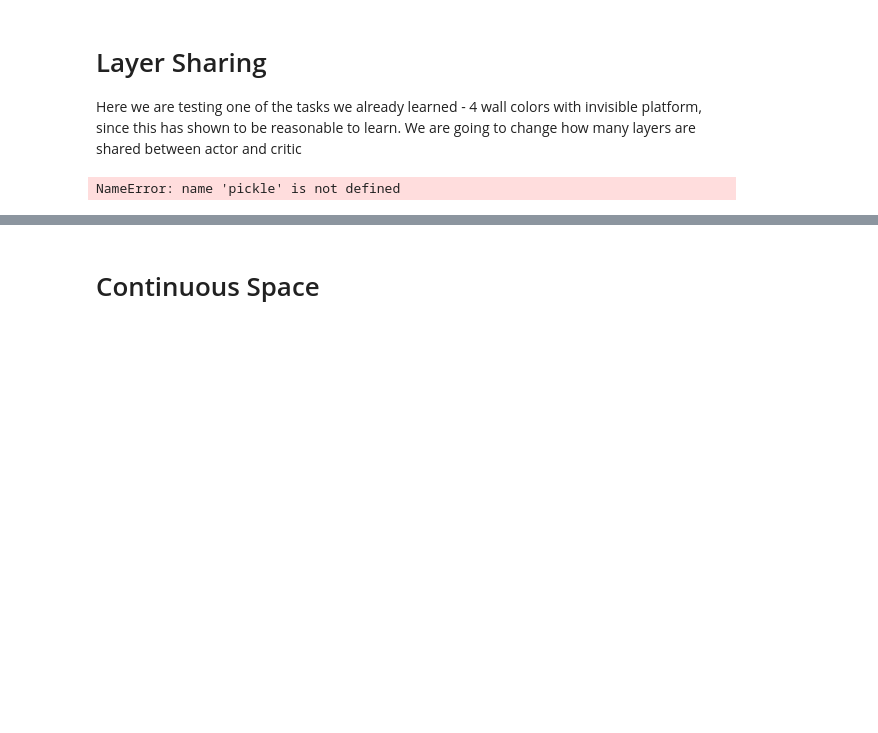
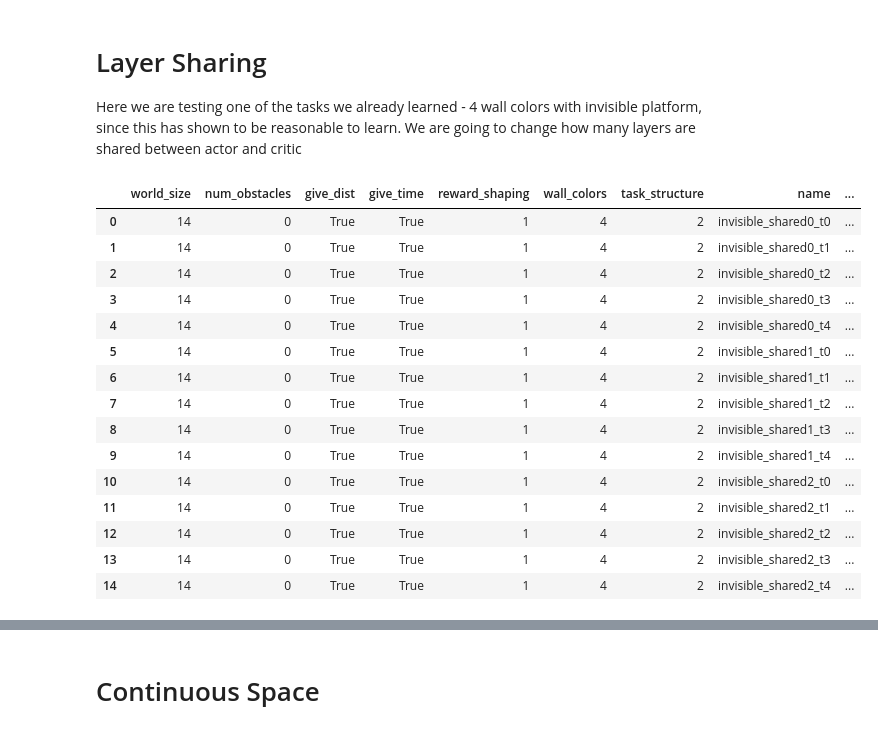
Before and after one commit to liuandrew/training-rl-algo, a Jupyter notebook: write_and_test/write_experiments.ipynb, the cells around one changed output, grey strips where cells are left out. Cells and saved outputs as stored; diff of their text form; code cells hidden in the pictures; blank space fills up the shorter version.

```diff
--- a/write_and_test/write_experiments.ipynb
+++ b/write_and_test/write_experiments.ipynb
@@ -609,35 +614,50 @@ num_trials = 5
 rows = []
 for shared in num_shared_layers:
     for i in range(num_trials):
-        exp_name = f'invisible_{shared}_{i}'
+        exp_name = f'invisible_shared{shared}_t{i}'
 
         env_kwargs = {'world_size': 14, 'num_obstacles': 0, 'give_dist': True,
                           'give_time': True, 'reward_shaping': 1, 'wall_colors': 4,
                           'task_structure': 2, }
         row = env_kwargs.copy()
         row['name'] = exp_name
         row['num_shared_layers'] = shared
 
         rows.append(row)
         config = {
             'wandb_project_name': 'GridNav_Shared_Layers',
             'exp_name': exp_name,
             'save_name': exp_name,
             'num_env_steps': 200000,
             'env_name': 'Gridworld-v0',
             'algo': 'ppo',
             'num_mini_batch': 16,
             'num_processes': 96,
             'recurrent': True,
             'seed': i,
             'no_cuda': True,
             'env_kwargs': env_kwargs,
             'nn_base': 'FlexBase',
             'nn_base_kwargs': {'num_shared_layers': shared}
         }
 
         pickle.dump(config, open('../experiment_configs/' + exp_name, 'wb'))
 
 pd.DataFrame(rows)
 # %% [output]
-NameError: name 'pickle' is not defined
+|  | world_size | num_obstacles | give_dist | give_time | reward_shaping | wall_colors | task_structure | name | ... |
+| 0 | 14 | 0 | True | True | 1 | 4 | 2 | invisible_shared0_t0 | ... |
+| 1 | 14 | 0 | True | True | 1 | 4 | 2 | invisible_shared0_t1 | ... |
+| 2 | 14 | 0 | True | True | 1 | 4 | 2 | invisible_shared0_t2 | ... |
+| 3 | 14 | 0 | True | True | 1 | 4 | 2 | invisible_shared0_t3 | ... |
+| 4 | 14 | 0 | True | True | 1 | 4 | 2 | invisible_shared0_t4 | ... |
+| 5 | 14 | 0 | True | True | 1 | 4 | 2 | invisible_shared1_t0 | ... |
+| 6 | 14 | 0 | True | True | 1 | 4 | 2 | invisible_shared1_t1 | ... |
+| 7 | 14 | 0 | True | True | 1 | 4 | 2 | invisible_shared1_t2 | ... |
+| 8 | 14 | 0 | True | True | 1 | 4 | 2 | invisible_shared1_t3 | ... |
+| 9 | 14 | 0 | True | True | 1 | 4 | 2 | invisible_shared1_t4 | ... |
+| 10 | 14 | 0 | True | True | 1 | 4 | 2 | invisible_shared2_t0 | ... |
+| 11 | 14 | 0 | True | True | 1 | 4 | 2 | invisible_shared2_t1 | ... |
+| 12 | 14 | 0 | True | True | 1 | 4 | 2 | invisible_shared2_t2 | ... |
+| 13 | 14 | 0 | True | True | 1 | 4 | 2 | invisible_shared2_t3 | ... |
+| 14 | 14 | 0 | True | True | 1 | 4 | 2 | invisible_shared2_t4 | ... |
```
Also changed, not shown: parts of 3 cells of this notebook, 7 other files.
